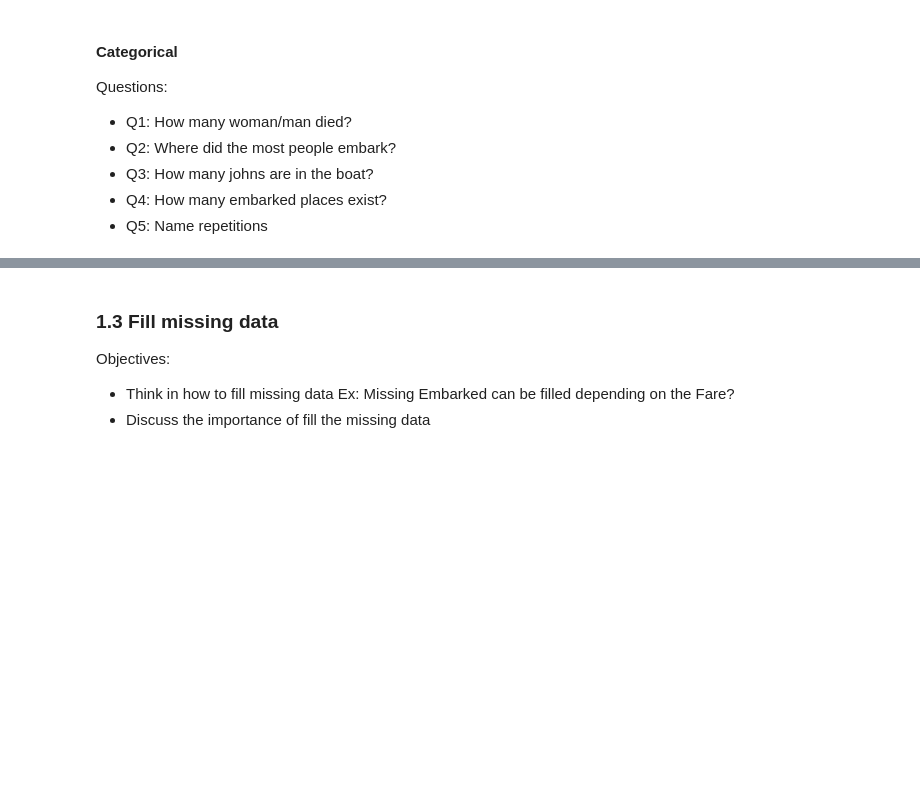
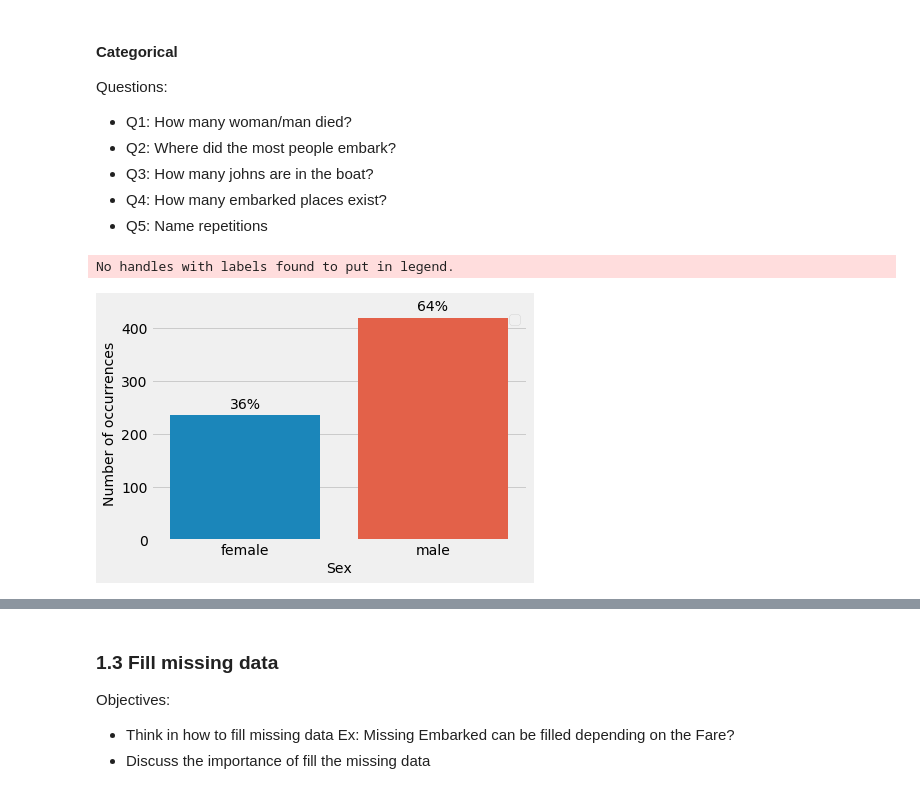
Before and after one commit to bzminds/machineLearningCourse, a Jupyter notebook: Week1/Week1.ipynb, the cells around one changed output, grey strips where cells are left out. Cells and saved outputs as stored; diff of their text form; code cells hidden in the pictures; blank space fills up the shorter version.

```diff
--- a/Week1/Week1.ipynb
+++ b/Week1/Week1.ipynb
@@ -111,25 +160,28 @@ Questions:
 * Q5:  Name repetitions
 # %%
 """Plot Example"""
-ax = sns.countplot(x="sex", data=train_data);
+ax = sns.countplot(x="gender", data=train_data);
 # X-axis Label
 plt.xlabel("Sex", fontsize=14);
 # Y-axis Label
 plt.ylabel('Number of occurrences', fontsize=14)
 # Setting Legend location
 plt.legend(loc=1);
 
 # Add percents over bars
 # Get heights of our bars
 height = [p.get_height() if p.get_height()==p.get_height() else 0 for p in ax.patches]
 # Coun number of bar groups
 ncol = int(len(height)/2)
 # Coun total height of groups
 total = [height[i] + height[i + ncol] for i in range(ncol)] * 2
 # Loop through bars
 for i, p in enumerate(ax.patches):
     # Adding percentages
     ax.text(p.get_x()+p.get_width()/2, height[i]*1.01 + 10,
         '{:1.0%}'.format(height[i]/float(total[i])), ha="center", size=14)
 
 plt.show()
+# %% [output]
+No handles with labels found to put in legend.
+[figure, added]
```
Also changed, not shown: parts of 6 cells of this notebook, 1 other file.
